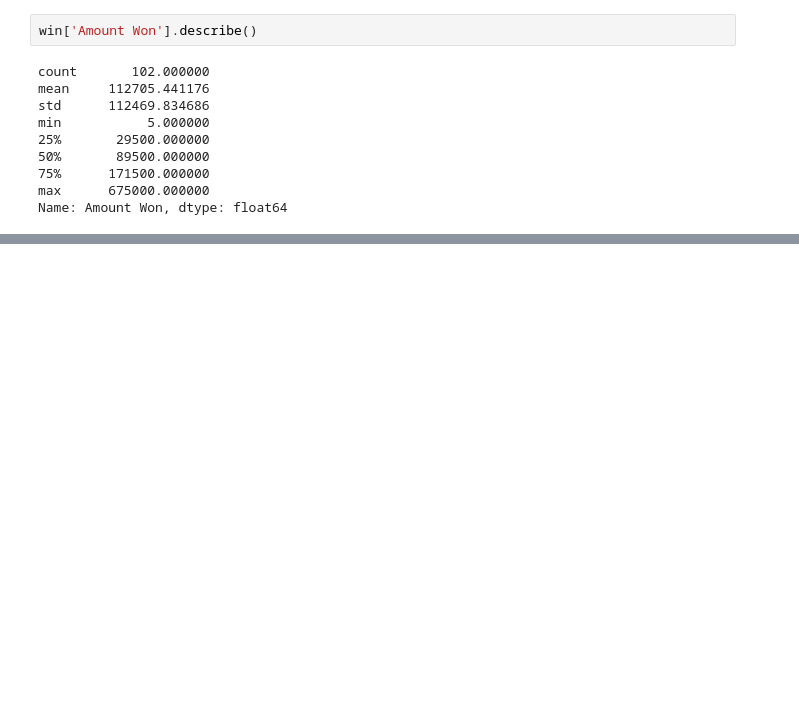
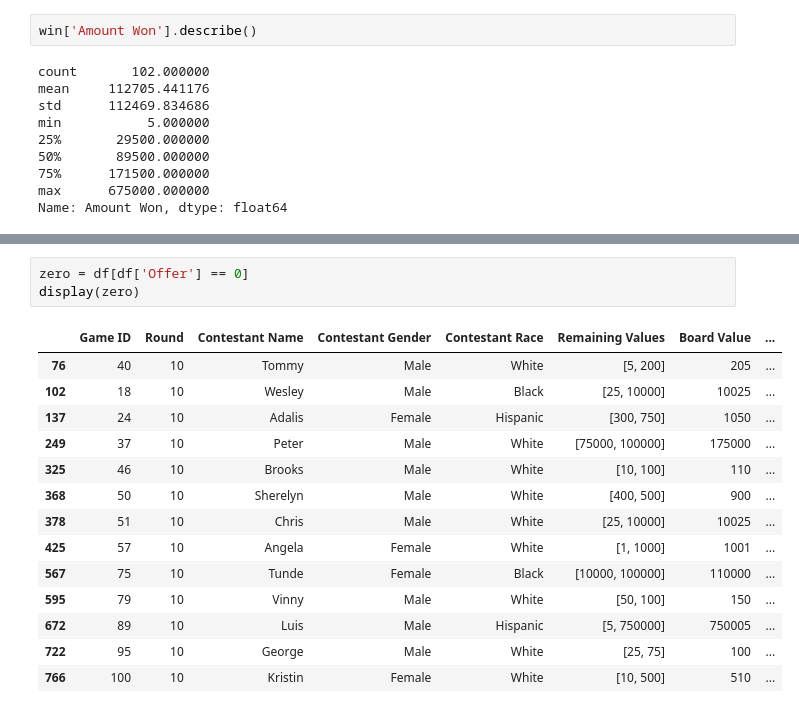
Before and after one commit to jjap2021/Poleto-SCE, a Jupyter notebook: Exploring the Data Set.ipynb, the cells around one changed output, grey strips where cells are left out. Drawn from its saved outputs; the diff is of its cells as text; blank space fills up the shorter version.

```diff
--- a/Exploring the Data Set.ipynb
+++ b/Exploring the Data Set.ipynb
@@ -84,0 +114,18 @@ Name: Amount Won, dtype: float64
+# %%
+zero = df[df['Offer'] == 0]
+display(zero)
+# %% [output]
+|  | Game ID | Round | Contestant Name | Contestant Gender | Contestant Race | Remaining Values | Board Value | ... |
+| 76 | 40 | 10 | Tommy | Male | White | [5, 200] | 205 | ... |
+| 102 | 18 | 10 | Wesley | Male | Black | [25, 10000] | 10025 | ... |
+| 137 | 24 | 10 | Adalis | Female | Hispanic | [300, 750] | 1050 | ... |
+| 249 | 37 | 10 | Peter | Male | White | [75000, 100000] | 175000 | ... |
+| 325 | 46 | 10 | Brooks | Male | White | [10, 100] | 110 | ... |
+| 368 | 50 | 10 | Sherelyn | Male | White | [400, 500] | 900 | ... |
+| 378 | 51 | 10 | Chris | Male | White | [25, 10000] | 10025 | ... |
+| 425 | 57 | 10 | Angela | Female | White | [1, 1000] | 1001 | ... |
+| 567 | 75 | 10 | Tunde | Female | Black | [10000, 100000] | 110000 | ... |
+| 595 | 79 | 10 | Vinny | Male | White | [50, 100] | 150 | ... |
+| 672 | 89 | 10 | Luis | Male | Hispanic | [5, 750000] | 750005 | ... |
+| 722 | 95 | 10 | George | Male | White | [25, 75] | 100 | ... |
+| 766 | 100 | 10 | Kristin | Female | White | [10, 500] | 510 | ... |
```
Also changed, not shown: parts of 4 cells of this notebook, 5 other files.
